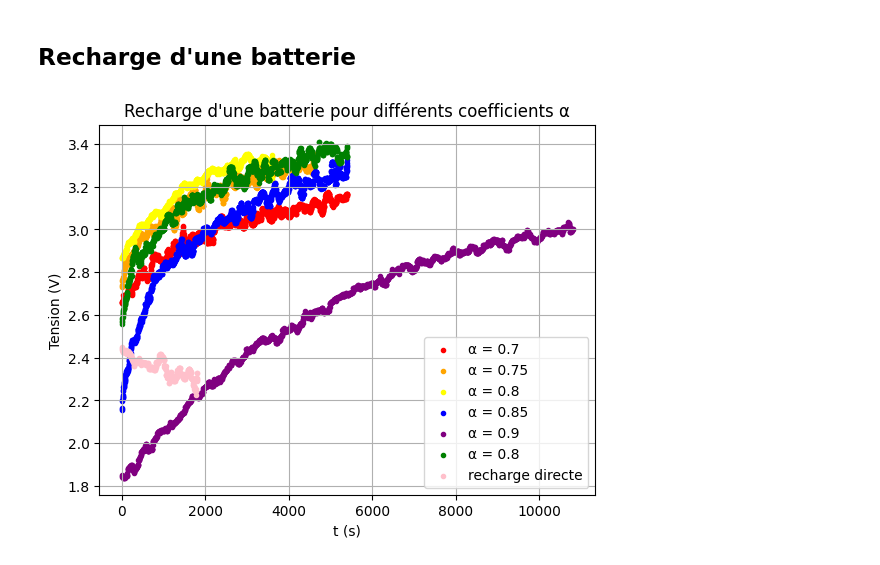
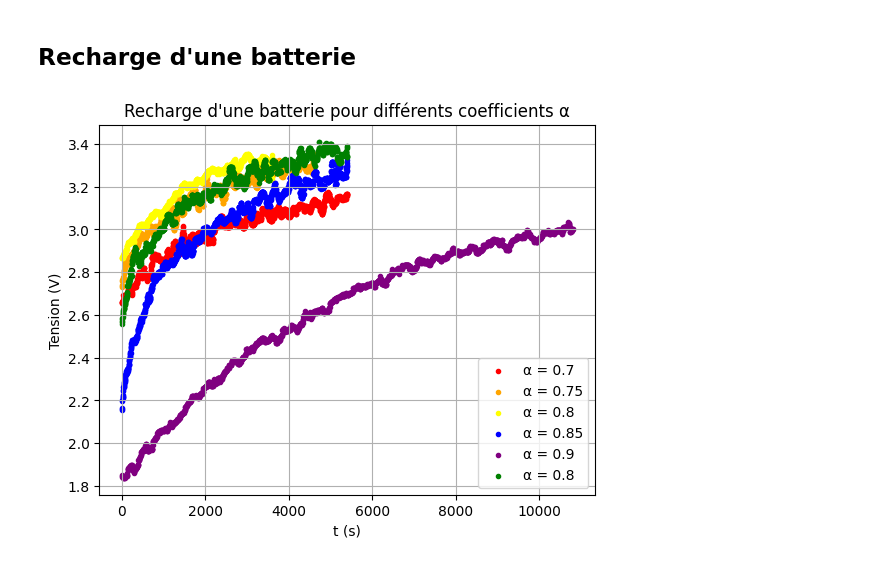
Before and after one commit to adelemarcon/TIPE, a Jupyter notebook: TIPE7.ipynb, the cells around one changed output. Cells and saved outputs as stored; diff of their text form; code cells hidden in the pictures.

```diff
--- a/TIPE7.ipynb
+++ b/TIPE7.ipynb
@@ -58,17 +58,16 @@ moy00 = np.array(u)
 # %%
 
 plt.scatter(t07, moy07, color ="red", label = "α = 0.7", marker = '.')
 plt.scatter(t075,moy075, color = "orange", label = "α = 0.75", marker = '.')
 plt.scatter(t081,moy081, color = "yellow", label = "α = 0.8", marker = '.')
 plt.scatter(t085,moy085, color = "blue", label = "α = 0.85", marker = '.')
 plt.scatter(t09,moy09, color = "purple", label = "α = 0.9", marker = '.')
 plt.scatter(t082,moy082, color = "green", label = "α = 0.8", marker = '.')
-plt.scatter(t00,moy00, color = "pink", label = "recharge directe", marker = '.')
 plt.xlabel("t (s)")
 plt.ylabel("Tension (V)")
 plt.title("Recharge d'une batterie pour différents coefficients α")
 plt.grid()
 plt.legend()
 plt.show()
 # %% [output]
-[figure, old version]
+[figure, new version]
```
Also changed, not shown: 1 other file.
